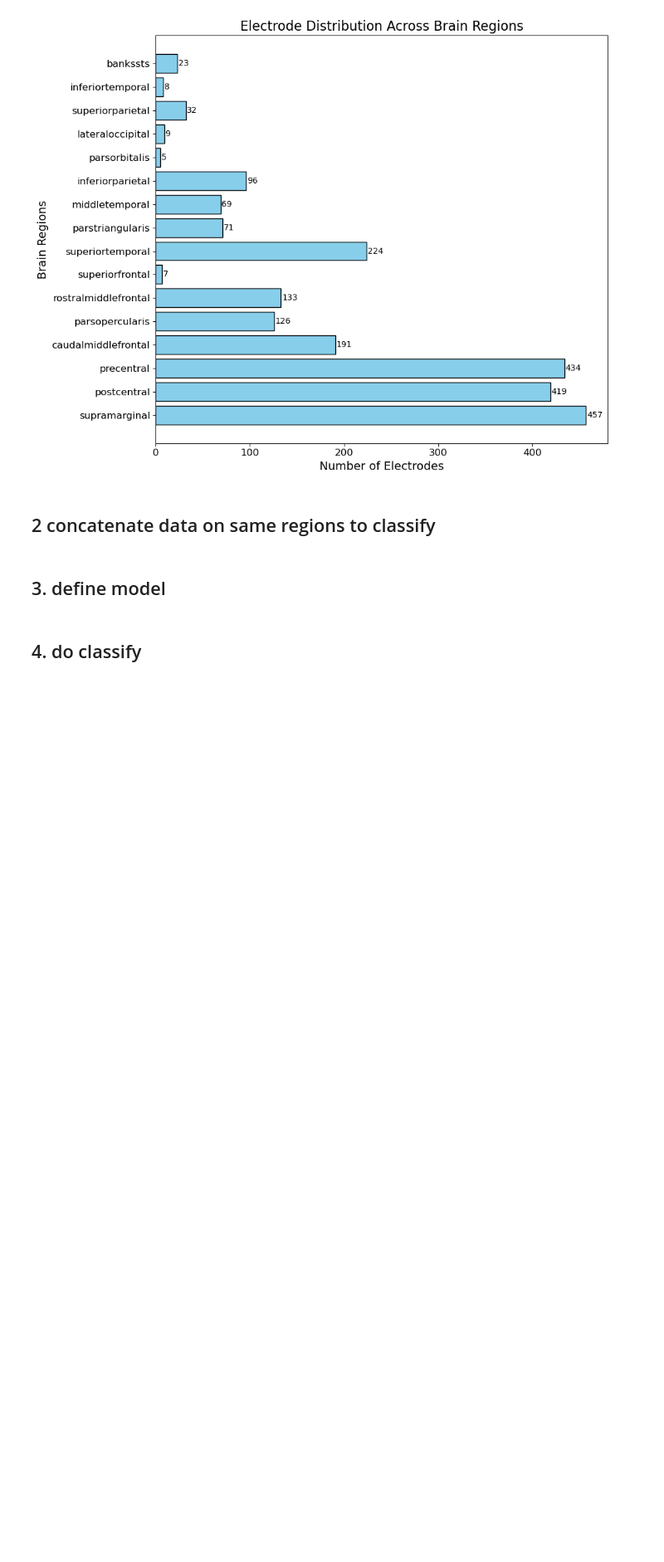
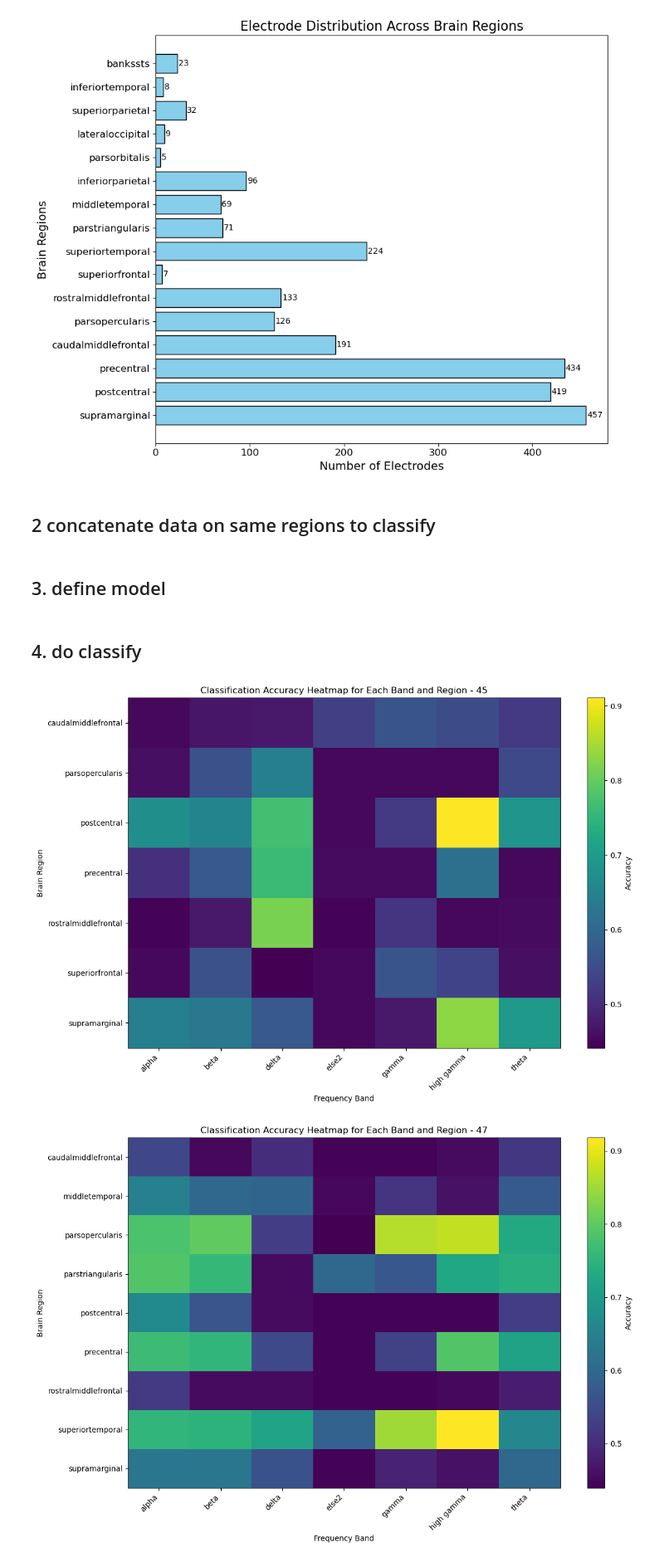
Before and after one commit to PPEXCEPED/Ecog_covert, a Jupyter notebook: covert-reading/Ecog_pre/cue and read/4_calculate covert&overt BC accuracy on different brain regions.ipynb, the cells around one changed output. Shown at 83% size. Cells and saved outputs as stored; diff of their text form; code cells hidden in the pictures; blank space fills up the shorter version.

```diff
--- a/covert-reading/Ecog_pre/cue and read/4_calculate covert&overt BC accuracy on different brain regions.ipynb
+++ b/covert-reading/Ecog_pre/cue and read/4_calculate covert&overt BC accuracy on different brain regions.ipynb
@@ -222,21 +222,28 @@ import numpy as np
 import matplotlib.pyplot as plt
 import seaborn as sns
 
-def plot_accuracy_heatmap(region_classification_results, HS):
-    # 初始化一个空的准确率矩阵
-    bands_list = region_classification_results.keys()
-    regions_list = region_classification_results[bands_list['alpha']].keys()
-    accuracy_matrix = np.zeros((len(regions_list), len(bands_list)))
+def plot(region_classification_results, HS):
+    # 将数据转换为 DataFrame
+    results_df = pd.DataFrame.from_dict(region_classification_results, orient='index', columns=['Accuracy'])
+    results_df.index = pd.MultiIndex.from_tuples(results_df.index, names=["Band", "Region"])
+    results_df = results_df.reset_index()
 
-    # 填充准确率矩阵
-    for i, region in enumerate(regions_list):
-        for j, band in enumerate(bands_list):
-            accuracy_matrix[i, j] = region_classification_results.get((band, region), np.nan)
+    # 透视数据，使其适合热图显示
+    heatmap_data = results_df.pivot(index='Region', columns='Band', values='Accuracy')
 
     # 绘制热图
-    plt.figure(figsize=(10, 6))
-    sns.heatmap(accuracy_matrix, annot=True, cmap="YlGnBu", xticklabels=bands_list, yticklabels=regions_list, cbar_kws={'label': 'Accuracy'}, fmt=".2f")
-    plt.title(f"Region Classification Accuracy for Different Bands - {HS}")
-    plt.xlabel("Frequency Bands")
-    plt.ylabel("Brain Regions")
+    plt.figure(figsize=(12, 8))
+    plt.imshow(heatmap_data, cmap='viridis', aspect='auto')
+
+    # 添加颜色条
+    plt.colorbar(label='Accuracy')
+
+    # 设置标签和标题
+    plt.xticks(ticks=np.arange(len(heatmap_data.columns)), labels=heatmap_data.columns, rotation=45, ha='right')
+    plt.yticks(ticks=np.arange(len(heatmap_data.index)), labels=heatmap_data.index)
+    plt.xlabel('Frequency Band')
+    plt.ylabel('Brain Region')
+    plt.title(f'Classification Accuracy Heatmap for Each Band and Region - {HS}')
+
+    plt.tight_layout()
     plt.show()
@@ -243,10 +255,9 @@ def plot_accuracy_heatmap(region_classification_results, HS):
 # %%
 for HS in HS_list:
-    # 只能单个被试处理了，因为不同被试的sample数量不同，无法拼接
-    anatomy_covert_data, anatomy_overt_data = cal_region_data(HS, freq_list)
-    region_classification_results = BN_diff_region(anatomy_covert_data, anatomy_overt_data, HS)
-for HS in HS_list:
     save_acc_dir = f'/public/DATA/covert_reading/bands_acc/HS{HS}/'
-    region_classification_results = np.load(os.path.join(save_acc_dir, 'anatomical_acc.npy'))
-    plot_accuracy_heatmap(region_classification_results, HS)
+    region_classification_results = np.load(os.path.join(save_acc_dir, 'anatomical_acc.npy'), allow_pickle=True).item()
+    plot(region_classification_results, HS)
     # print(anatomy_covert_data['theta'].keys())
+# %% [output]
+[figure, added]
+[figure, added]
```
Also changed, not shown: parts of 2 cells of this notebook, 5 other files.
